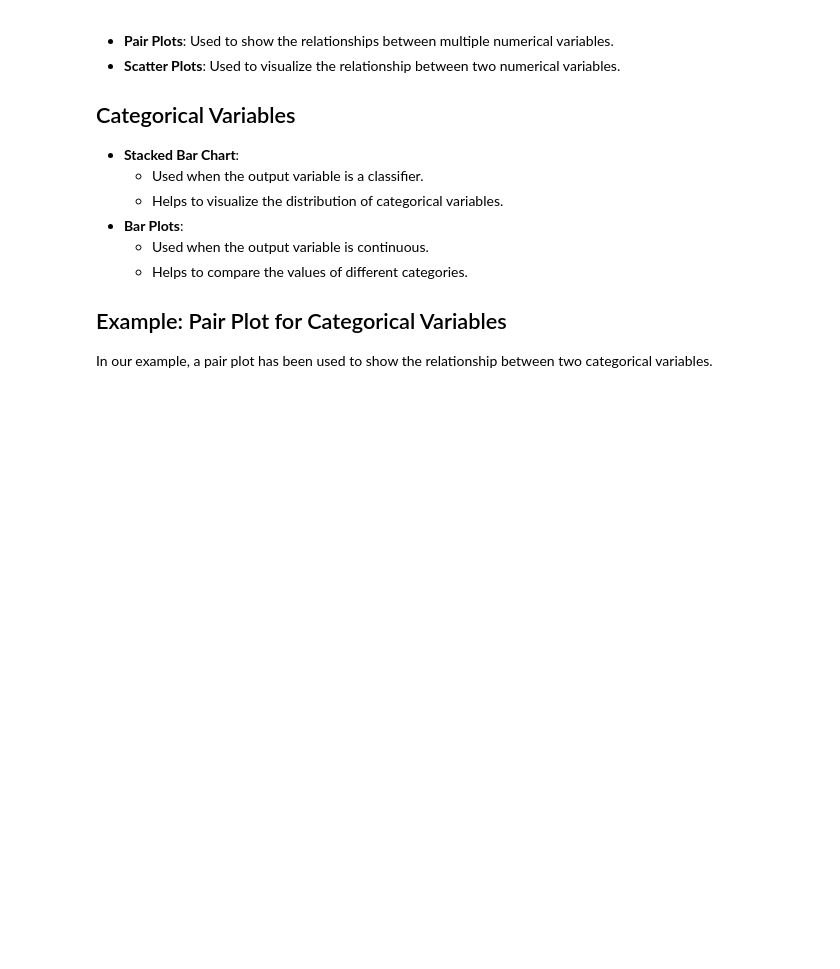
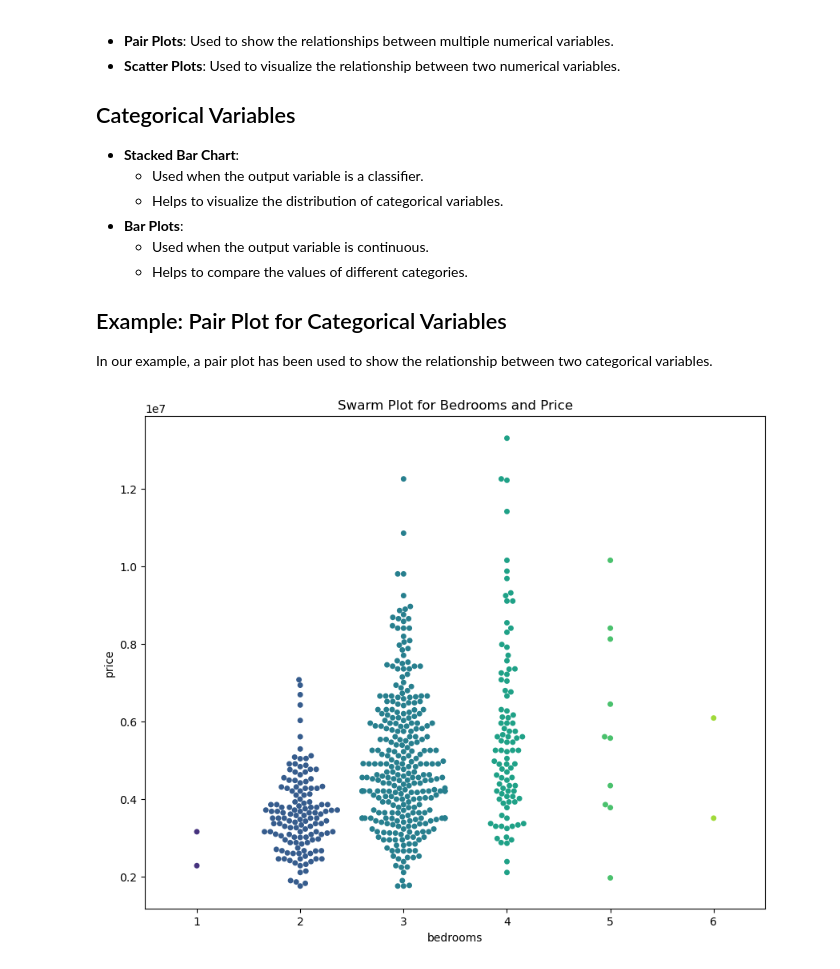
Before and after one commit to Karush2807/TechRumble01, a Jupyter notebook: main.ipynb, the cells around one changed output. Saved outputs shown, nothing was run; the diff lists cells and outputs as text; code cells hidden in the pictures; blank space fills up the shorter version.

```diff
--- a/main.ipynb
+++ b/main.ipynb
@@ -325,3 +325,14 @@ Bivariate Analysis helps to understand how variables are related to each other a
 ## Example: Pair Plot for Categorical Variables
 
 In our example, a pair plot has been used to show the relationship between two categorical variables.
+# %%
+plt.figure(figsize=(10, 8))
+
+sn.swarmplot(x="bedrooms", y="price", data=copyData, palette='viridis')
+
+plt.title('Swarm Plot for Bedrooms and Price')
+plt.xlabel('bedrooms')
+plt.ylabel('price')
+plt.show()
+# %% [output]
+[figure, added]
```
Also changed, not shown: parts of 6 cells of this notebook.
